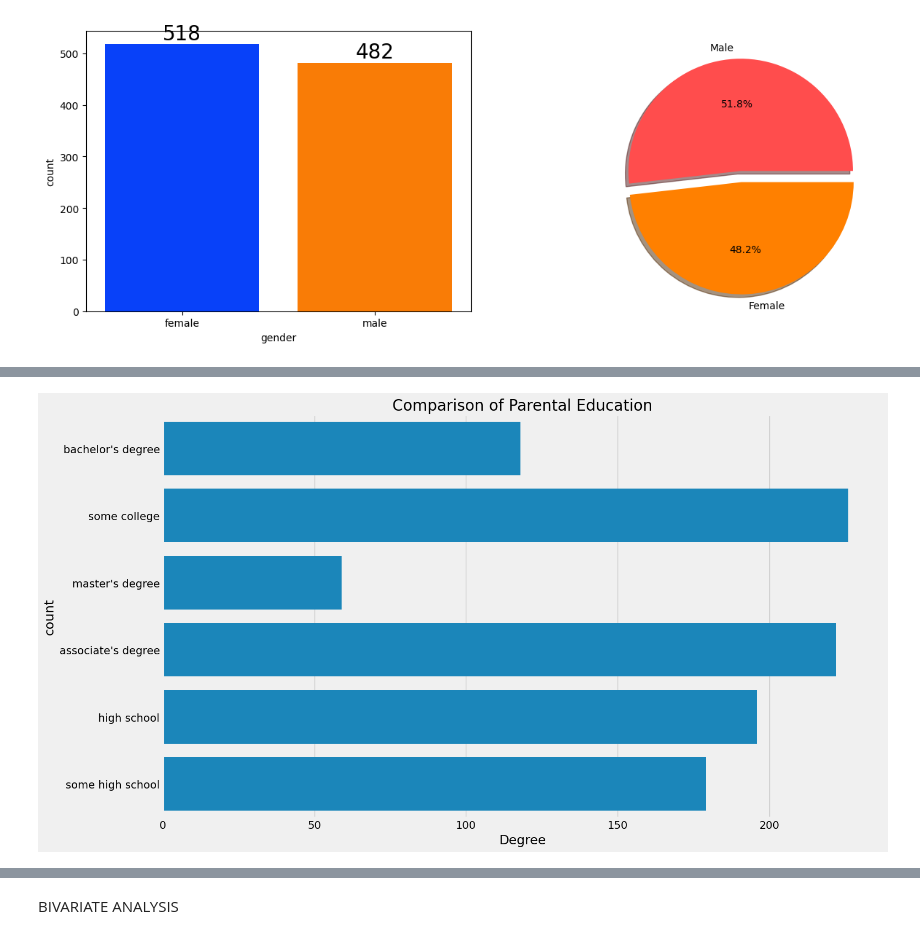
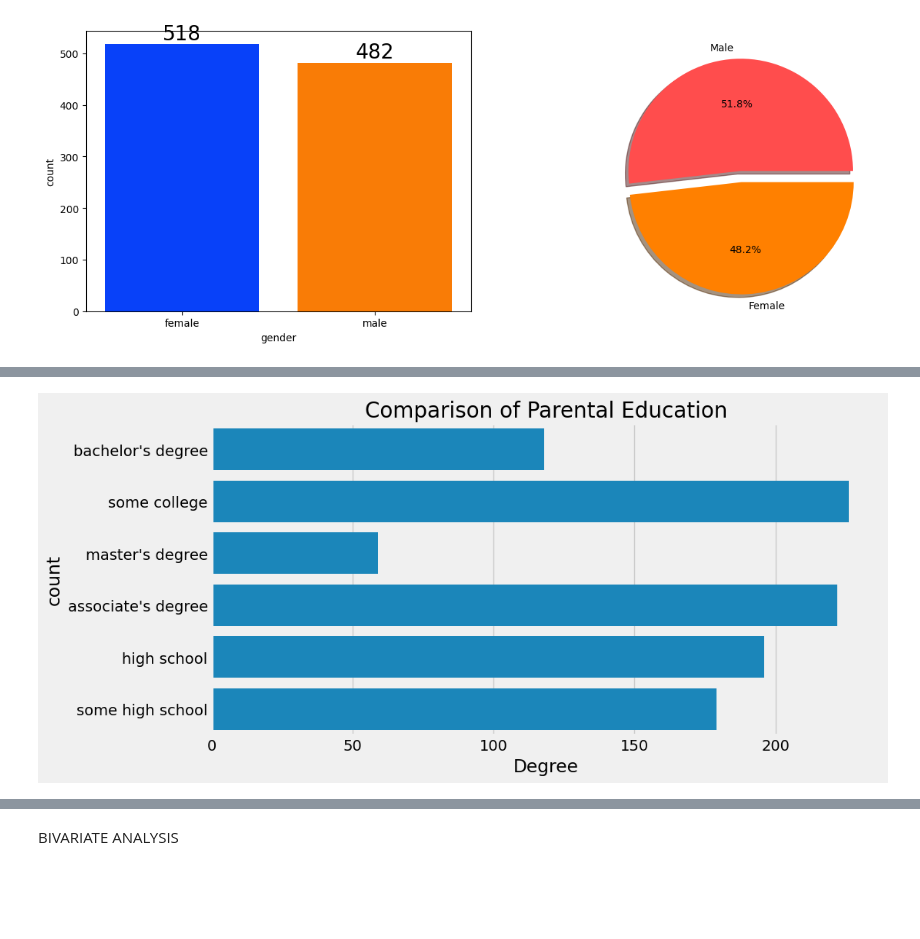
Before and after one commit to KadiyalaBabylavanya/ML-Project, a Jupyter notebook: notebook/EDA STUDENT PERFORMANCE.ipynb, the cells around one changed output, grey strips where cells are left out. Cells and saved outputs as stored; diff of their text form; code cells hidden in the pictures; blank space fills up the shorter version.

```diff
--- a/notebook/EDA STUDENT PERFORMANCE.ipynb
+++ b/notebook/EDA STUDENT PERFORMANCE.ipynb
@@ -264,13 +264,13 @@ plt.show()
 # %%
-plt.rcParams['figure.figsize'] = (15, 9)
+plt.rcParams['figure.figsize'] = (10, 5)
 plt.style.use('fivethirtyeight')
 sns.countplot(df['parental_level_of_education'])
 plt.title('Comparison of Parental Education', fontweight = 30, fontsize = 20)
 plt.xlabel('Degree')
 plt.ylabel('count')
 plt.show()
 # %% [output]
-[figure, old version]
+[figure, new version]
 # %%
 plt.rcParams['figure.figsize'] = (8, 4)
 sns.countplot(df['lunch'], palette = 'PuBu')
```
Also changed, not shown: parts of 8 cells of this notebook, 9 other files.
